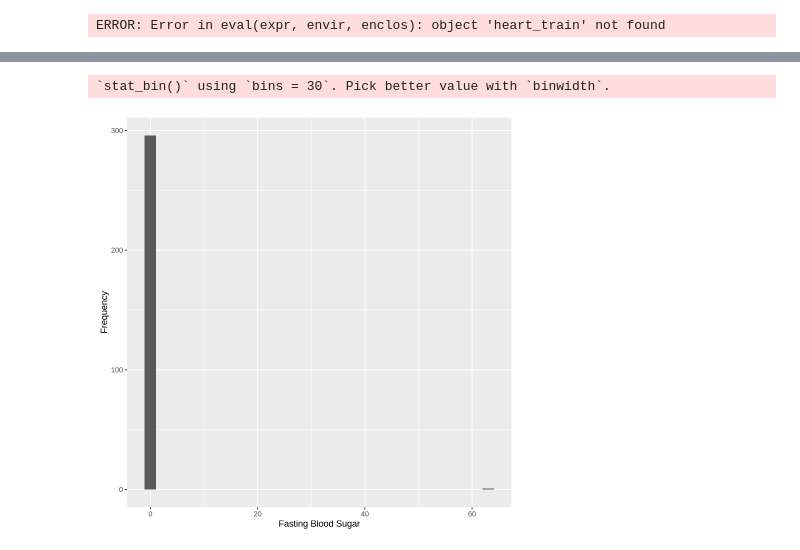
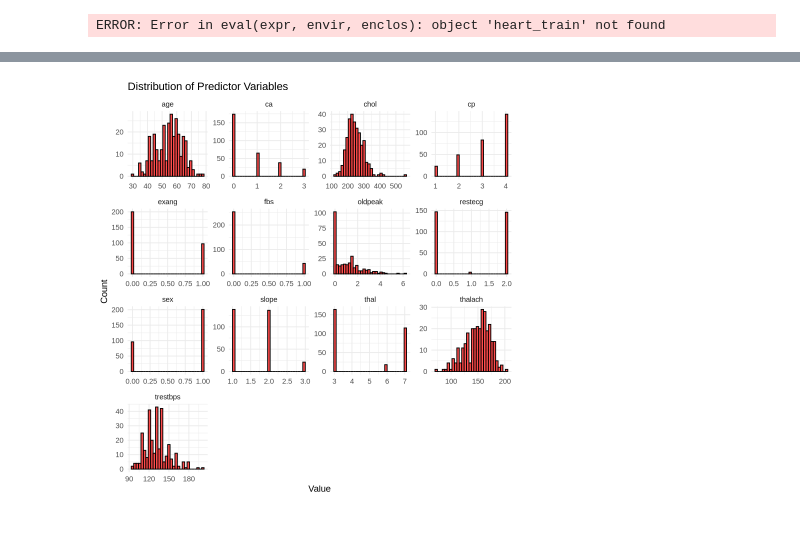
Before and after one commit to mcho04/DSCIproject, a Jupyter notebook: Heart_Disease.ipynb, the cells around one changed output, grey strips where cells are left out. Drawn from its saved outputs; the diff is of its cells as text; code cells hidden in the pictures.

```diff
--- a/Heart_Disease.ipynb
+++ b/Heart_Disease.ipynb
@@ -148,11 +137,15 @@ chol_plot
-# %%
-fbs_plot <- heart_data |>
-    ggplot(aes(x = fbs)) +
-      geom_histogram() +
-      xlab("Fasting Blood Sugar") +
-      ylab("Frequency")
-
-fbs_plot
-# %% [output]
-`stat_bin()` using `bins = 30`. Pick better value with `binwidth`.
-[figure, removed]
+# %%
+# Graphing histogram for each one of the columns
+heart_data_long <- heart_data |>
+  pivot_longer(cols = -num, names_to = "Predictor", values_to = "Value")
+
+heart_data_long |>
+ggplot(aes(x = Value)) +
+  geom_histogram(bins = 30, fill = "red", color = "black", alpha = 0.7) +
+  facet_wrap(~ Predictor, scales = "free") +
+  labs(title = "Distribution of Predictor Variables",
+       x = "Value",
+       y = "Count") +
+      theme_minimal()
+# %% [output]
+[figure, added]
```
Also changed, not shown: parts of 6 cells of this notebook.
